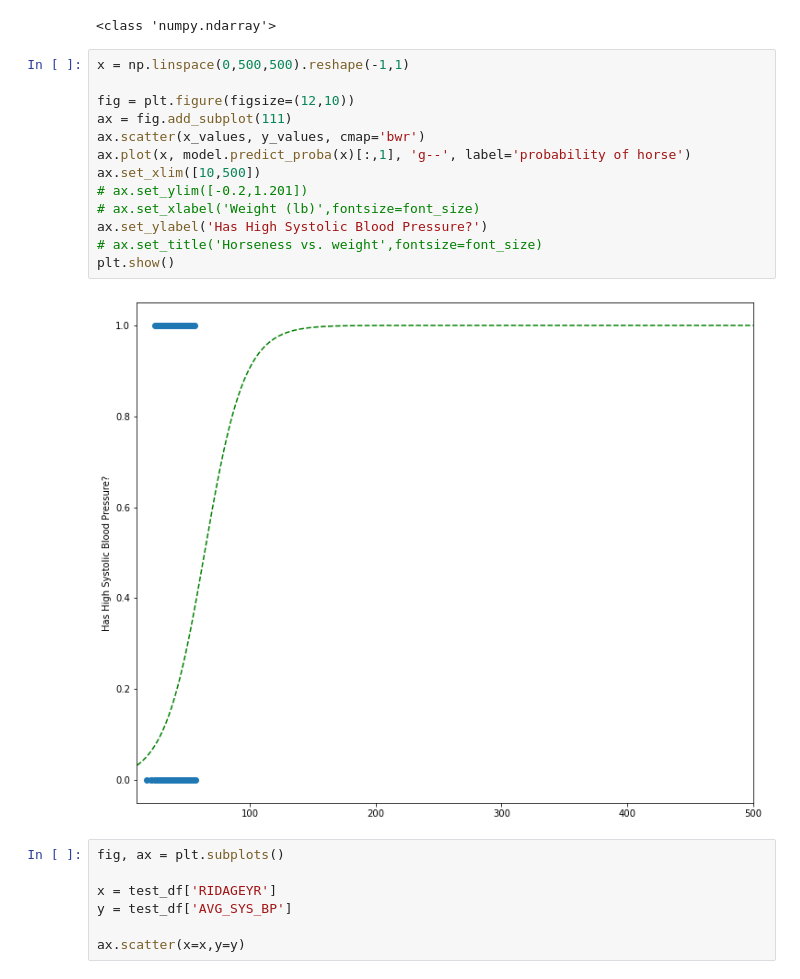
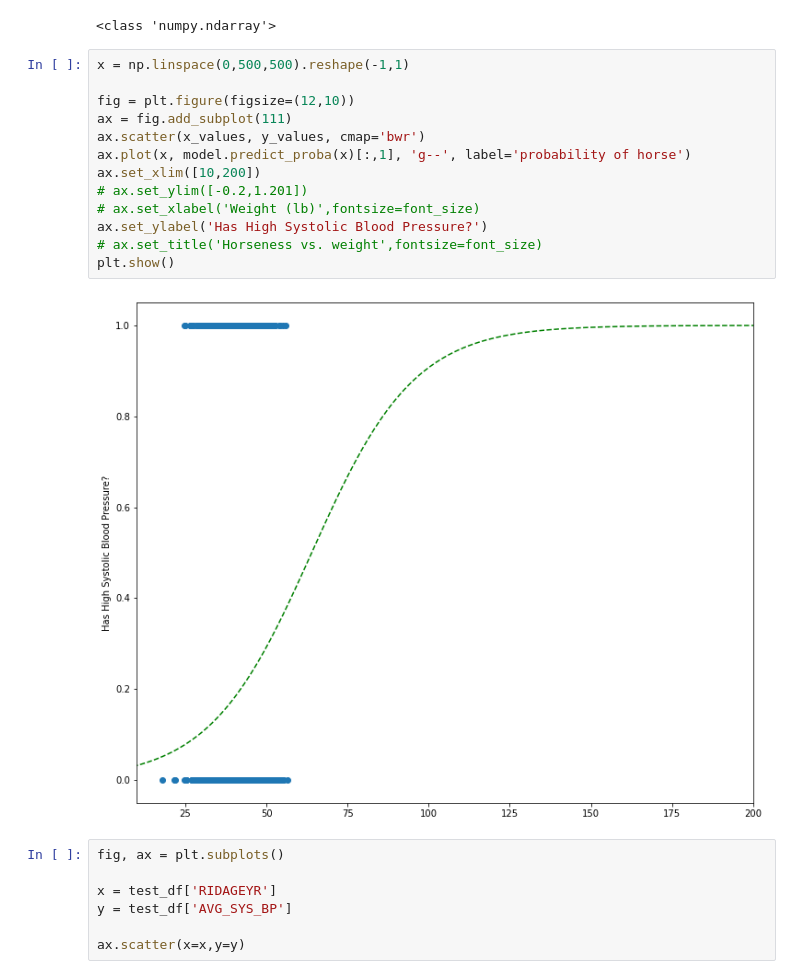
Before and after one commit to noodleybroodley/Final-Capstone, a Jupyter notebook: notebooks/test.ipynb, the cells around one changed output. Saved outputs shown, nothing was run; the diff lists cells and outputs as text.

```diff
--- a/notebooks/test.ipynb
+++ b/notebooks/test.ipynb
@@ -201,18 +198,18 @@ y_hat = (y_hat_probs >= threshold).astype('int')
 # %%
 x = np.linspace(0,500,500).reshape(-1,1)
 
 fig = plt.figure(figsize=(12,10))
 ax = fig.add_subplot(111)
 ax.scatter(x_values, y_values, cmap='bwr')
 ax.plot(x, model.predict_proba(x)[:,1], 'g--', label='probability of horse')
-ax.set_xlim([10,500])
+ax.set_xlim([10,200])
 # ax.set_ylim([-0.2,1.201])
 # ax.set_xlabel('Weight (lb)',fontsize=font_size)
 ax.set_ylabel('Has High Systolic Blood Pressure?')
 # ax.set_title('Horseness vs. weight',fontsize=font_size)
 plt.show()
 # %% [output]
-[figure, old version]
+[figure, new version]
 # %%
 fig, ax = plt.subplots()
 
```
Also changed, not shown: parts of 7 cells of this notebook.
